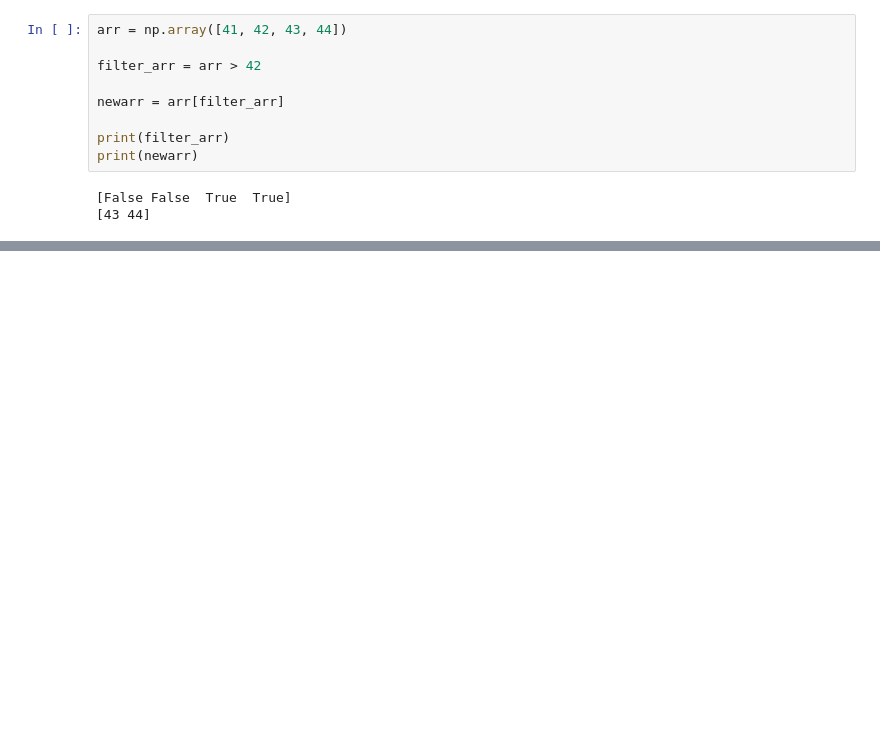
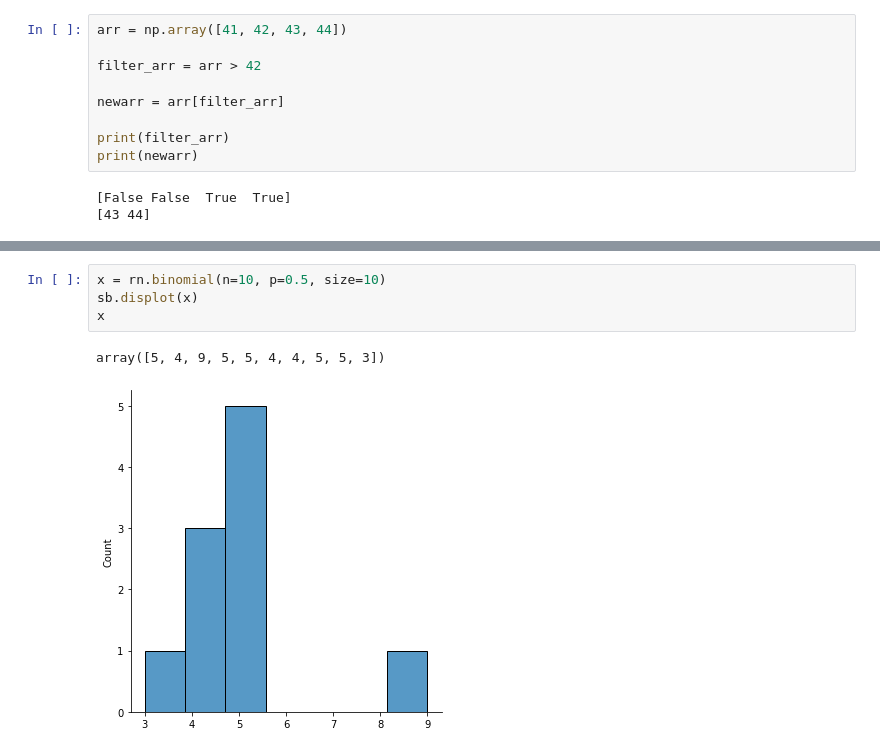
Before and after one commit to rahmanole/CSC557, a Jupyter notebook: Numpy.ipynb, the cells around one changed output, grey strips where cells are left out. Cells and saved outputs as stored; diff of their text form; blank space fills up the shorter version.

```diff
--- a/Numpy.ipynb
+++ b/Numpy.ipynb
@@ -284,0 +294,7 @@ print(newarr)
+# %%
+x = rn.binomial(n=10, p=0.5, size=10)
+sb.displot(x)
+x
+# %% [output]
+array([5, 4, 9, 5, 5, 4, 4, 5, 5, 3])
+[figure, added]
```
Also changed, not shown: parts of 13 cells of this notebook, 15 other files.
